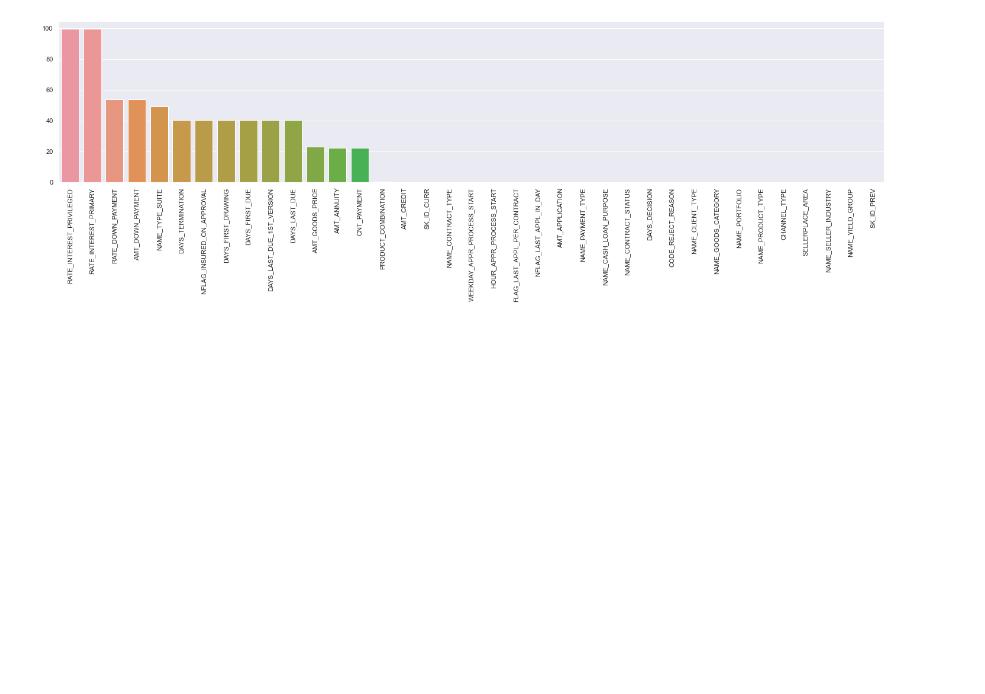
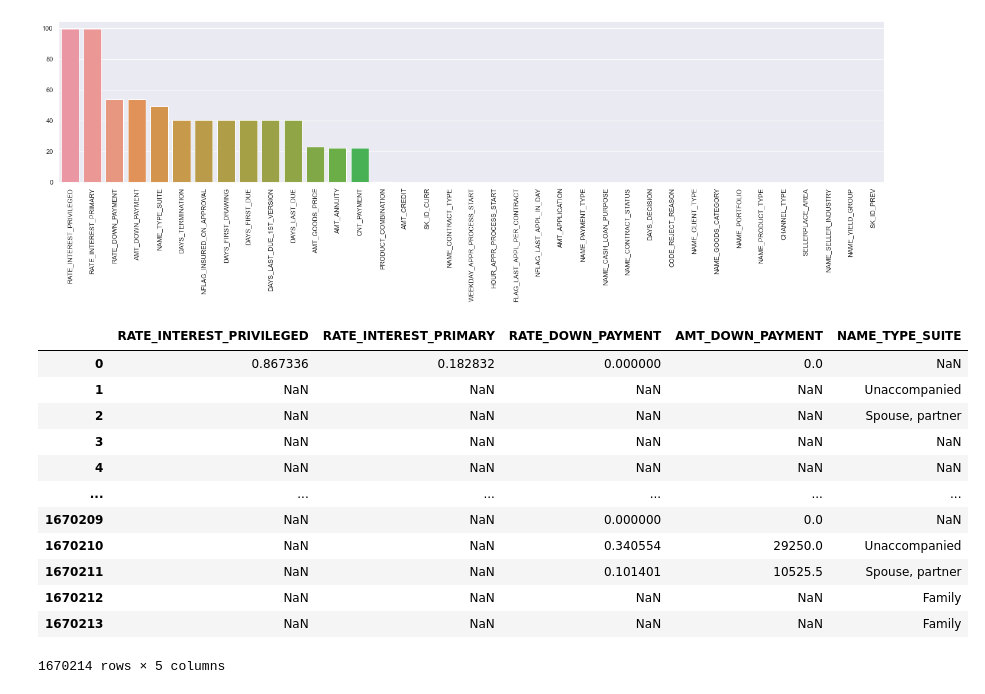
Before and after one commit to sidh-singh/Loan-Prediction-Model, a Jupyter notebook: PreviousDataAnalysis.ipynb, the cells around one changed output. Cells and saved outputs as stored; diff of their text form; code cells hidden in the pictures; blank space fills up the shorter version.

```diff
--- a/PreviousDataAnalysis.ipynb
+++ b/PreviousDataAnalysis.ipynb
@@ -61,3 +61,19 @@ null_plot.set_xticklabels(labels, rotation=90)
 plt.show()
 # %% [output]
 [figure]
+# %%
+prev_data[null_perc[null_perc > 45].index]
+# %% [output]
+|  | RATE_INTEREST_PRIVILEGED | RATE_INTEREST_PRIMARY | RATE_DOWN_PAYMENT | AMT_DOWN_PAYMENT | NAME_TYPE_SUITE |
+| 0 | 0.867336 | 0.182832 | 0.000000 | 0.0 | NaN |
+| 1 | NaN | NaN | NaN | NaN | Unaccompanied |
+| 2 | NaN | NaN | NaN | NaN | Spouse, partner |
+| 3 | NaN | NaN | NaN | NaN | NaN |
+| 4 | NaN | NaN | NaN | NaN | NaN |
+| ... | ... | ... | ... | ... | ... |
+| 1670209 | NaN | NaN | 0.000000 | 0.0 | NaN |
+| 1670210 | NaN | NaN | 0.340554 | 29250.0 | Unaccompanied |
+| 1670211 | NaN | NaN | 0.101401 | 10525.5 | Spouse, partner |
+| 1670212 | NaN | NaN | NaN | NaN | Family |
+| 1670213 | NaN | NaN | NaN | NaN | Family |
+1670214 rows × 5 columns
```
Also changed, not shown: parts of 3 cells of this notebook.
